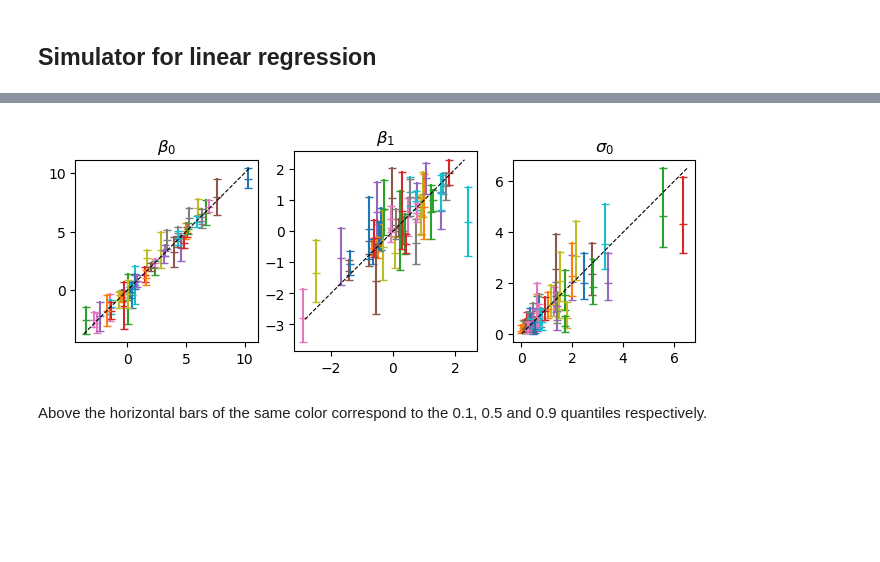
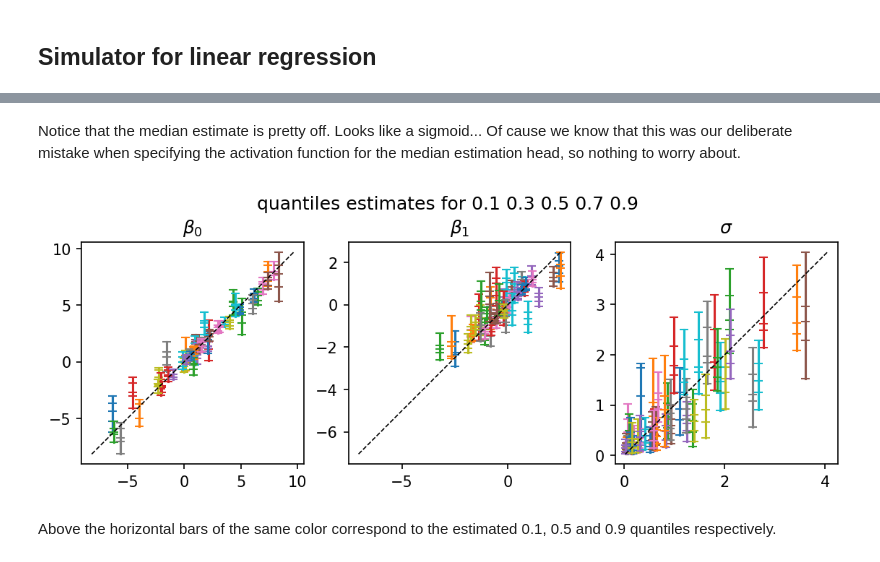
Before and after one commit to thegialeo/bayesflow, a Jupyter notebook: examples/draft-point-est.ipynb, the cells around one changed output, grey strips where cells are left out. Cells and saved outputs as stored; diff of their text form; code cells hidden in the pictures; blank space fills up the shorter version.

Commit message:
Update notebook to show customizing the PointInferenceNetwork with multiple scoring rules

```diff
--- a/examples/draft-point-est.ipynb
+++ b/examples/draft-point-est.ipynb
@@ -102,7 +151,7 @@ history = approximator.fit(
     epochs=epochs,
     num_batches=num_batches,
     batch_size=batch_size,
-    simulator=simulator,
+    simulator=simulator
 )
 # %% [output]
 INFO:bayesflow:Building dataset from simulator instance of SequentialSimulator.
@@ -131,6 +180,3 @@ Epoch 10/10
 # %%
-# Visualize losses
-f = bf.diagnostics.plots.loss(
-    train_losses=np.array(history.history["loss"]).astype(np.float32)
-)
+f = bf.diagnostics.plots.loss(history)
 # %% [output]
@@ -140,2 +186,5 @@ f = bf.diagnostics.plots.loss(
 # %%
-pred_quantiles = approximator.estimate(conditions={k:v for k,v in sample_data.items() if k in ["N", "x", "y"]})
+output = approximator.estimate(conditions={k:v for k,v in sample_data.items() if k in ["N", "x", "y"]})
+pred_mean = output["inference_variables"]["mean"]
+pred_median = output["inference_variables"]["median"]
+pred_quantiles = output["inference_variables"]["quantiles"]
@@ -141,0 +193,22 @@ pred_quantiles = approximator.estimate(conditions={k:v for k,v in sample_data.it
+# %%
+fig, axes = plt.subplots(1,len(inference_variables), figsize=(9,3), dpi=150)
+
+for i,ax in enumerate(axes):
+    ax.set_aspect('equal')
+
+    inference_variable, var_idx = inference_variables[i]
+
+    realized = sample_data[inference_variable][:,var_idx]
+    median = pred_median[inference_variable][:,0,var_idx]
+    mean = pred_mean[inference_variable][:,0,var_idx]
+    ax.plot(realized, mean, ".", label="mean")
+    ax.plot(realized, median, ".", label="median")
+
+
+    low_corner, high_corner = np.min(pred_quantiles[inference_variable][:,var_idx]), np.max(pred_quantiles[inference_variable][:,:,var_idx])
+    ax.plot([low_corner, high_corner], [low_corner, high_corner], color="black", linewidth=0.8, linestyle="--")
+    title = f"$\{inference_variable}_{var_idx}$" if inference_variable != "sigma" else r"$\sigma$"
+    ax.set_title(title)
+l = ax.legend(loc='center left', bbox_to_anchor=(1, 0.5))
+
+fig.suptitle("mean and median estimates");
@@ -142,24 +217,27 @@ pred_quantiles = approximator.estimate(conditions={k:v for k,v in sample_data.it
+# %% [markdown]
+Notice that the median estimate is pretty off. Looks like a sigmoid... Of cause we know that this was our deliberate mistake when specifying the activation function for the median estimation head, so nothing to worry about.
 # %%
 # basic plots just to take a look at recovery
-inference_variables = [("beta", 0), ("beta",1), ("sigma",0)]
-fig, axes = plt.subplots(1,len(inference_variables), figsize=(8,5))
+fig, axes = plt.subplots(1,len(inference_variables), figsize=(9,3), dpi=150)
 
 for i,ax in enumerate(axes):
     ax.set_aspect('equal')
 
     inference_variable, var_idx = inference_variables[i]
 
     for j in range(sample_data[inference_variable].shape[0]):
         num_quantiles = pred_quantiles[inference_variable].shape[1]
         x = [sample_data[inference_variable][j,var_idx]]*num_quantiles
         y = pred_quantiles[inference_variable][j,:,var_idx]
         ax.plot(x, y, marker="_")
 
     low_corner, high_corner = np.min(pred_quantiles[inference_variable][:,var_idx]), np.max(pred_quantiles[inference_variable][:,:,var_idx])
     ax.plot([low_corner, high_corner], [low_corner, high_corner], color="black", linewidth=0.8, linestyle="--")
-    title = f"$\{inference_variable}_{var_idx}$"
+    title = f"$\{inference_variable}_{var_idx}$" if inference_variable != "sigma" else r"$\sigma$"
     ax.set_title(title)
+
+fig.suptitle("quantiles estimates for " + str(approximator.inference_network.scoring_rules["quantiles"].quantile_levels)[1:-1]);
 # %% [output]
-[figure, old version]
+[figure, new version]
 # %% [markdown]
-Above the horizontal bars of the same color correspond to the 0.1, 0.5 and 0.9 quantiles respectively.
+Above the horizontal bars of the same color correspond to the estimated 0.1, 0.5 and 0.9 quantiles respectively.
```
Also changed, not shown: parts of 20 cells of this notebook.
